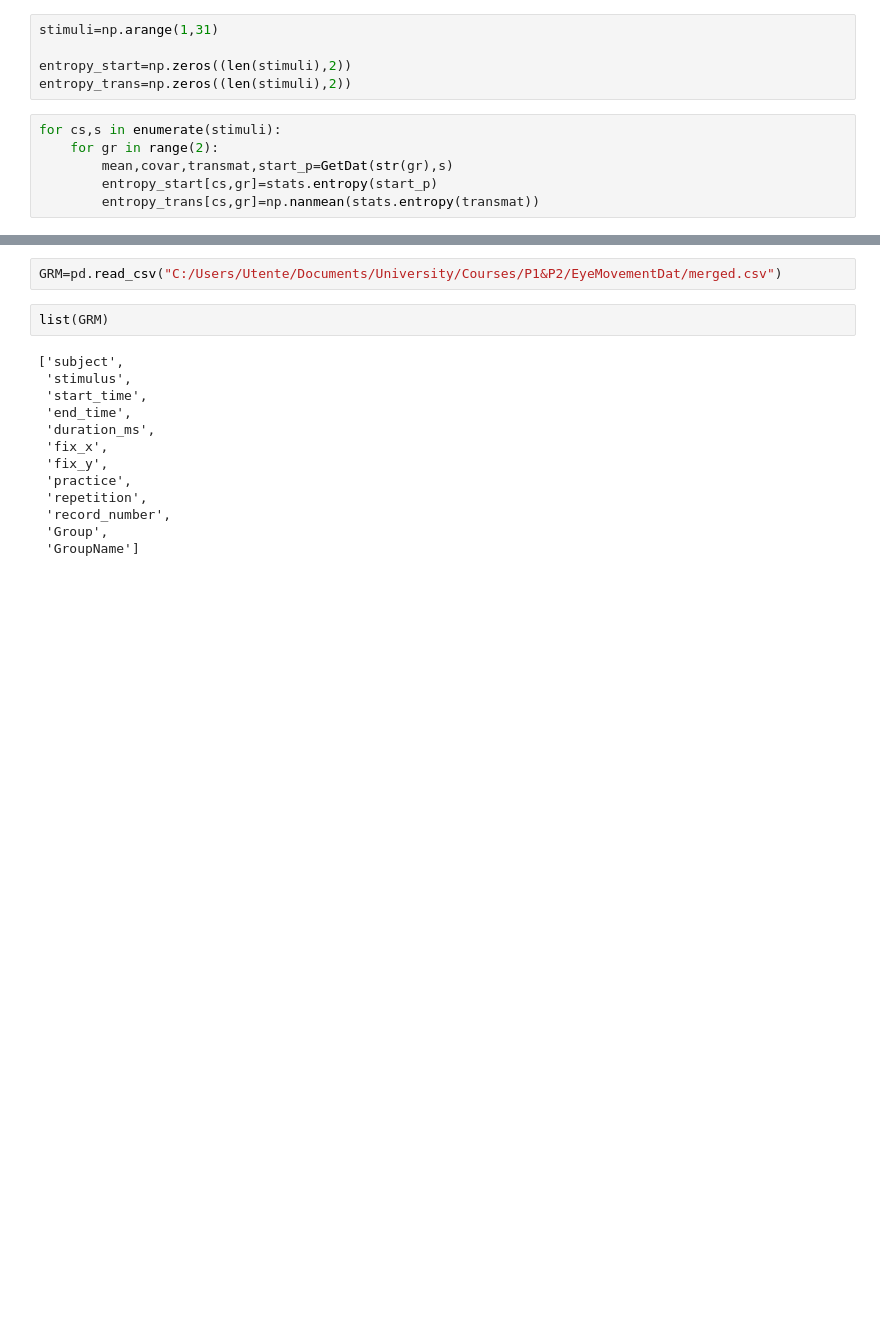
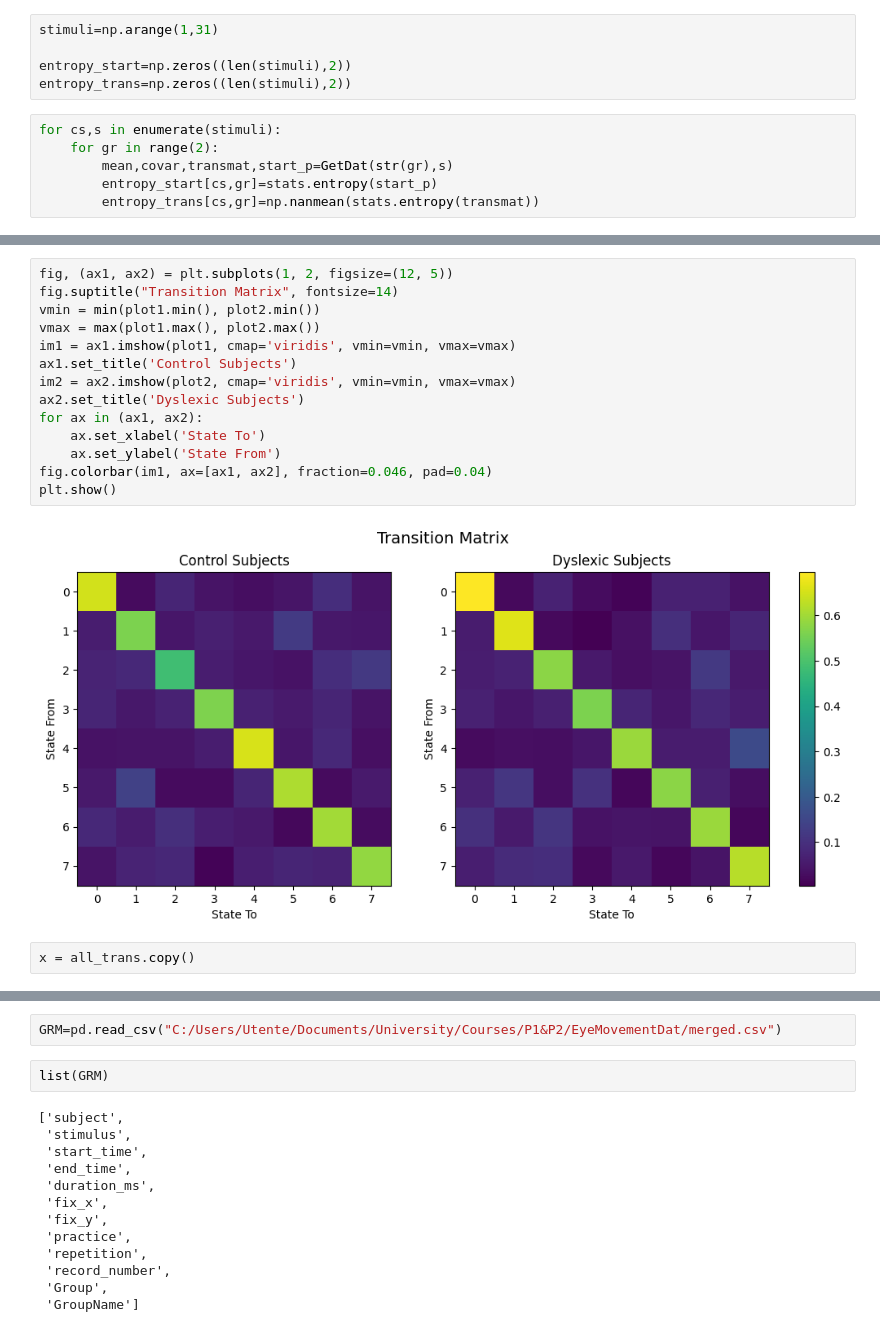
Before and after one commit to nicofilippucci/PyEyeSim, a Jupyter notebook: Notebooks/VisHMM_Graz.ipynb, the cells around one changed output, grey strips where cells are left out. Drawn from its saved outputs; the diff is of its cells as text; blank space fills up the shorter version.

```diff
--- a/Notebooks/VisHMM_Graz.ipynb
+++ b/Notebooks/VisHMM_Graz.ipynb
@@ -159,0 +251,18 @@ TtestResult(statistic=5.215751994945013, pvalue=1.39255362293836e-05, df=29)
+# %%
+fig, (ax1, ax2) = plt.subplots(1, 2, figsize=(12, 5))
+fig.suptitle("Transition Matrix", fontsize=14)
+vmin = min(plot1.min(), plot2.min())
+vmax = max(plot1.max(), plot2.max())
+im1 = ax1.imshow(plot1, cmap='viridis', vmin=vmin, vmax=vmax)
+ax1.set_title('Control Subjects')
+im2 = ax2.imshow(plot2, cmap='viridis', vmin=vmin, vmax=vmax)
+ax2.set_title('Dyslexic Subjects')
+for ax in (ax1, ax2):
+    ax.set_xlabel('State To')
+    ax.set_ylabel('State From')
+fig.colorbar(im1, ax=[ax1, ax2], fraction=0.046, pad=0.04)
+plt.show()
+# %% [output]
+[figure, added]
+# %%
+x = all_trans.copy()
```
Also changed, not shown: parts of 34 cells of this notebook, 7 other files.
